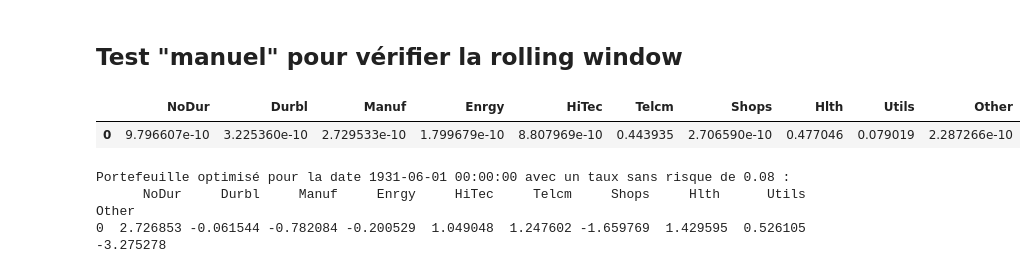
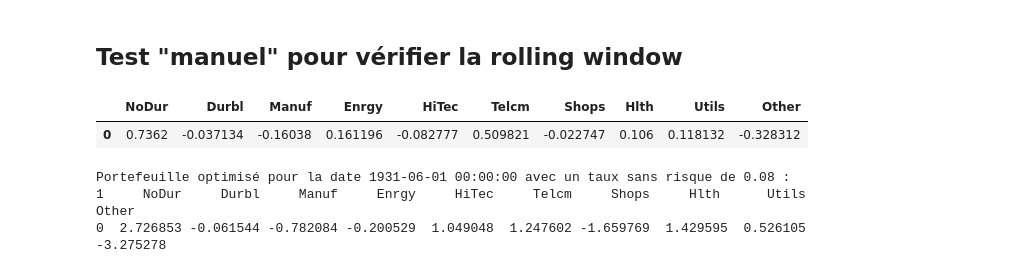
Before and after one commit to ThomasDeConinck/Gestion-de-Portefeuille-Devoir-2, a Jupyter notebook: Partie A/Partie_A_TP2.ipynb, the cells around one changed output. Drawn from its saved outputs; the diff is of its cells as text; code cells hidden in the pictures.

```diff
--- a/Partie A/Partie_A_TP2.ipynb
+++ b/Partie A/Partie_A_TP2.ipynb
@@ -122,34 +137,39 @@ df_rf
 # %%
 def MV_optimize_portfolio(z_bar, Sigma, short_allowed=False):
     """
-    Optimise le portefeuille qui minimise la variance du portefeuille avec une contrainte de retour cible (mu_target)
+    Optimise le portefeuille qui minimise la variance du portefeuille avec une contrainte de retour cible (mu_target) en utilisant la programmation linéaire.
 
-    : param z_bar: Série pandas contenant les rendements attendus pour chaque actif du portefeuille.
-    : param Sigma: DataFrame pandas représentant la matrice de covariance des rendements des actifs du portefeuille.
-    : param short_allowed: Booléen indiquant si les positions de ventes à découvert sont autorisées (True) ou non (False).
-    : return: Un DataFrame pandas contenant les poids optimaux pour chaque actif (optimal_w) et la variance minimale du portefeuille (optimal_var).
+    Parameters:
+    - z_bar (Series): Série pandas contenant les rendements attendus pour chaque actif du portefeuille.
+    - Sigma (DataFrame): DataFrame pandas représentant la matrice de covariance des rendements des actifs du portefeuille.
+    - short_allowed (bool): Booléen indiquant si les positions de ventes à découvert sont autorisées (True) ou non (False).
+
+    Returns:
+    - df_results (pd.DataFrame): Un DataFrame pandas contenant les poids optimaux pour chaque actif (optimal_w) si l'optimisation a convergé vers une solution.
     """
+
+    # Récupérer les actifs et le retour cible
     assets = z_bar.index
-    mu_target = 0.02  # Retour cible de 2%
+    # mu_target = 0.02
 
-    # Création d'un nouveau modèle
+    # Création d'un nouveau modèle d'optimisation linéaire
     m = gp.Model("portfolio")
 
-    # Création de variables pour les poids de chaque actif
+    # Création de variables pour les poids de chaque actif dans le portefeuille
     if short_allowed:
         weights = m.addVars(assets, lb=-GRB.INFINITY, name="weights")
     else:
         weights = m.addVars(assets, lb=0, ub=1, name="weights")
 
-    # Variance du portefeuille (objectif à minimiser)
+    # Variance du portefeuille (objectif à minimiser) : w^T * Sigma * w
     portfolio_variance = sum(weights[i] * Sigma.loc[i, j] * weights[j] for i in assets for j in assets)
 
     # Définir l'objectif pour minimiser la variance du portefeuille
     m.setObjective(portfolio_variance, GRB.MINIMIZE)
 
-    # Ajouter des contraintes
+    # Ajouter des contraintes pour le budget et le retour cible
     m.addConstr(sum(weights[asset] for asset in assets) == 1, "budget")
-    m.addConstr(sum(weights[asset] * z_bar[asset] for asset in assets) >= mu_target, "target_return")
+    # m.addConstr(sum(weights[asset] * z_bar[asset] for asset in assets) >= mu_target, "target_return") # Contrainte optionnelle pour le retour cible
 
     # Optimiser le modèle
     m.Params.LogToConsole = 0
@@ -157,14 +177,12 @@ def MV_optimize_portfolio(z_bar, Sigma, short_allowed=False):
 
     # Vérifier si l'optimisation a été réussie
     if m.status == GRB.OPTIMAL:
+
         # Obtenir les poids optimaux et la variance si l'optimisation est réussie
         optimal_w = {asset: weights[asset].X for asset in assets}
-        optimal_var = m.objVal
 
-        # Créer un DataFrame pour les résultats
+        # Créer un DataFrame pour les résultats optimaux
         df_results = pd.DataFrame(optimal_w, index=[0])
-        df_results.insert(0, "Return", mu_target)
-        df_results.insert(1, "Sigma", optimal_var)
     else:
         print("Optimization was unsuccessful. Unable to retrieve the solution.")
         return None
@@ -680,45 +905,45 @@ def select_data_range(df, start_date, end_date):
     Args:
     - df (DataFrame): DataFrame contenant les données avec l'index en tant que dates.
     - start_date (str): Date de début au format 'YYYY-MM-DD'.
     - end_date (str): Date de fin au format 'YYYY-MM-DD'.
 
     Returns:
     - DataFrame: Les données filtrées.
     """
     # Filtrage du DataFrame basé sur la plage de dates
     filtered_df = df.loc[start_date:end_date]
     return filtered_df
 
 # Exemple d'utilisation
-start_date = '1926-08-01'
-end_date = '1931-07-01'
+start_date = '1926-07-01'
+end_date = '1931-06-01'
 
 # Sélection des données pour la plage spécifiée
-window_df = select_data_range(df_10ind, start_date, end_date)
+window_df = select_data_range(df_10Ind, start_date, end_date)
 
 # Calcul des rendements moyens et de la matrice de covariance pour la plage de données
 mean_returns = window_df.mean()
 cov_matrix = window_df.cov()
 
 # Définir le rendement cible pour le portefeuille
 mu_target = 0.02  # 2%
 
 # Appel à MV_optimize_portfolio avec les paramètres calculés
 # Assurez-vous que la fonction MV_optimize_portfolio est définie pour accepter les arguments corrects
-optimized_portfolio = max_sharpe(mean_returns, cov_matrix, mu_target, short_allowed=False)
+optimized_portfolio = MV_optimize_portfolio(df_10Ind.mean(), df_10Ind.cov(), short_allowed=True)
 
 # Affichage des poids du portefeuille
 optimized_portfolio
 # %% [output]
 |  | NoDur | Durbl | Manuf | Enrgy | HiTec | Telcm | Shops | Hlth | Utils | Other |
-| 0 | 9.796607e-10 | 3.225360e-10 | 2.729533e-10 | 1.799679e-10 | 8.807969e-10 | 0.443935 | 2.706590e-10 | 0.477046 | 0.079019 | 2.287266e-10 |
+| 0 | 0.7362 | -0.037134 | -0.16038 | 0.161196 | -0.082777 | 0.509821 | -0.022747 | 0.106 | 0.118132 | -0.328312 |
 # %%
 # Exemple d'utilisation
 start_date = '1926-07-01'
 end_date = '1931-06-01'
 
 # Sélection des données pour la plage spécifiée
-window_df = select_data_range(df_10ind, start_date, end_date)
+window_df = select_data_range(df_10Ind, start_date, end_date)
 
 # Calcul des rendements moyens et de la matrice de covariance pour la plage de données
 mean_returns = window_df.mean()
@@ -732,5 +957,5 @@ for date, rf in df_rf.loc[start_date:end_date].iterrows():
 print(f"Portefeuille optimisé pour la date {date} avec un taux sans risque de {rf[0]} :\n{optimized_portfolio.to_string()}")
 # %% [output]
 Portefeuille optimisé pour la date 1931-06-01 00:00:00 avec un taux sans risque de 0.08 :
-      NoDur     Durbl     Manuf     Enrgy     HiTec     Telcm     Shops     Hlth      Utils     Other
+1     NoDur     Durbl     Manuf     Enrgy     HiTec     Telcm     Shops     Hlth      Utils     Other
 0  2.726853 -0.061544 -0.782084 -0.200529  1.049048  1.247602 -1.659769  1.429595  0.526105 -3.275278
```
Also changed, not shown: parts of 33 cells of this notebook, 2 other files.
